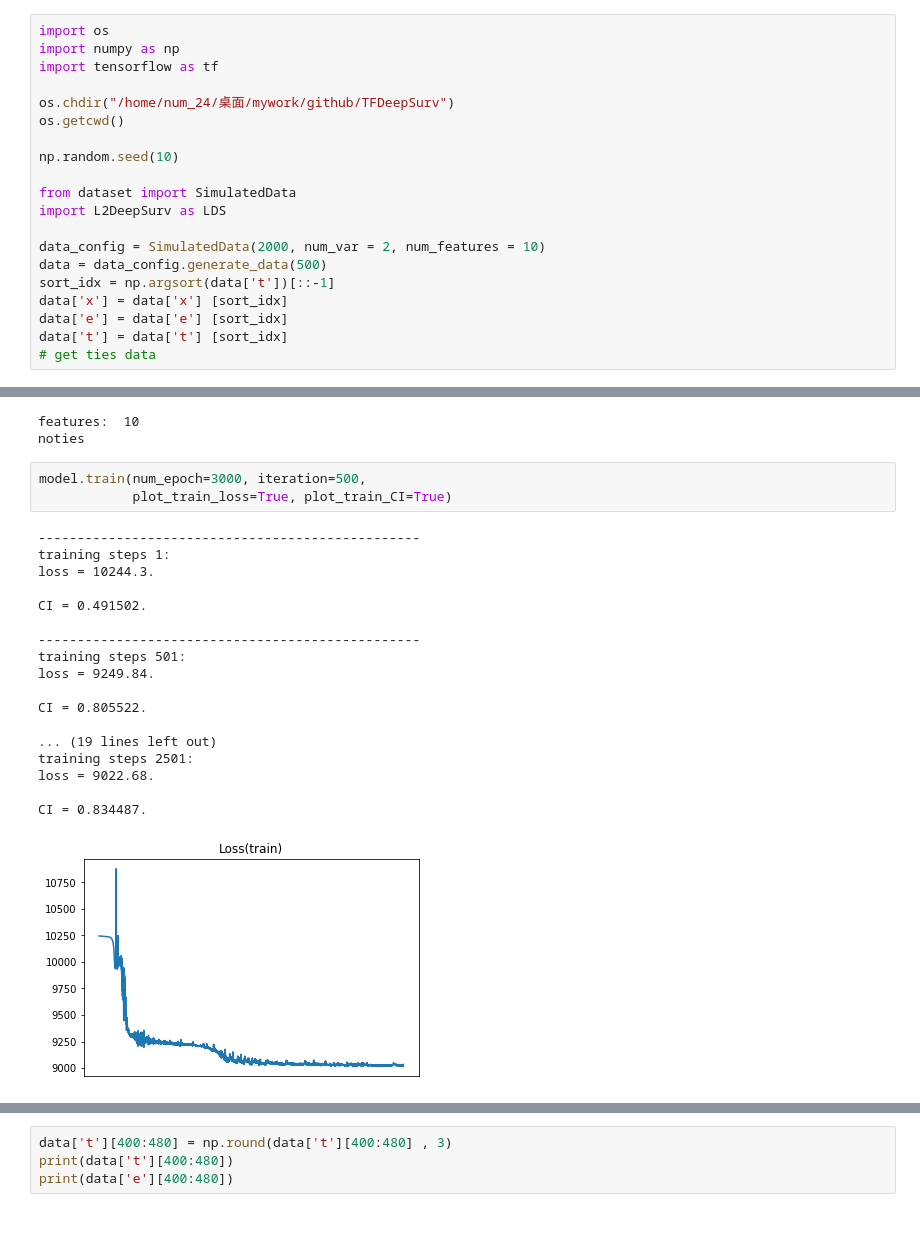
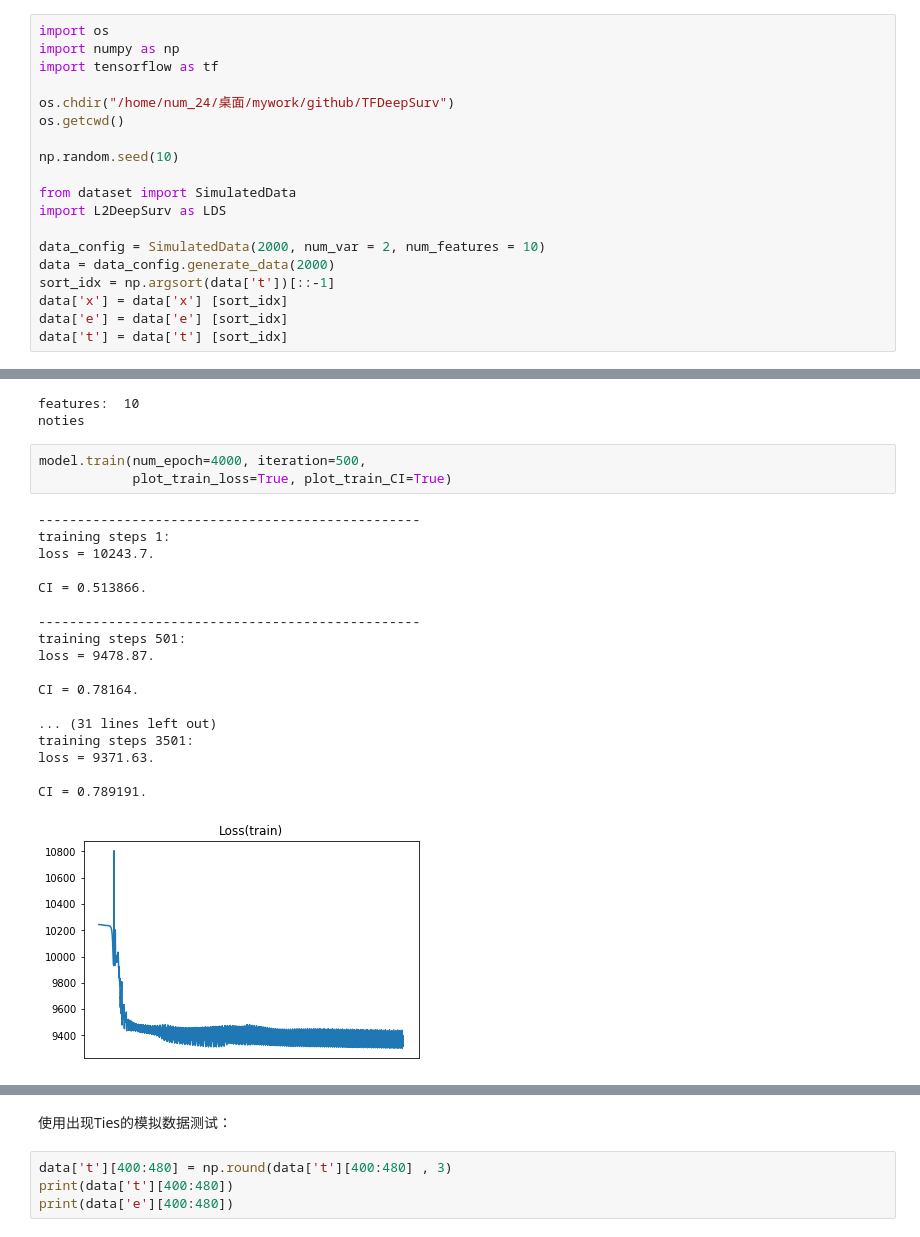
Before and after one commit to LiuHuiSigma/TFDeepSurv, a Jupyter notebook: notebook/Exp_L2DeepSurv.ipynb, the cells around one changed output, grey strips where cells are left out. Saved outputs shown, nothing was run; the diff lists cells and outputs as text.

```diff
--- a/notebook/Exp_L2DeepSurv.ipynb
+++ b/notebook/Exp_L2DeepSurv.ipynb
@@ -12,12 +12,11 @@ from dataset import SimulatedData
 import L2DeepSurv as LDS
 
 data_config = SimulatedData(2000, num_var = 2, num_features = 10)
-data = data_config.generate_data(500)
+data = data_config.generate_data(2000)
 sort_idx = np.argsort(data['t'])[::-1]
 data['x'] = data['x'] [sort_idx]
 data['e'] = data['e'] [sort_idx]
 data['t'] = data['t'] [sort_idx]
-# get ties data
 # %%
 n_features = data['x'].shape[1]
 print("features: ", n_features)
@@ -33,24 +32,24 @@ print(model.train_data['ties'] )
 features:  10
 noties
 # %%
-model.train(num_epoch=3000, iteration=500,
+model.train(num_epoch=4000, iteration=500,
             plot_train_loss=True, plot_train_CI=True)
 # %% [output]
 -------------------------------------------------
 training steps 1:
-loss = 10244.3.
+loss = 10243.7.
 
-CI = 0.491502.
+CI = 0.513866.
 
 -------------------------------------------------
 training steps 501:
-loss = 9249.84.
+loss = 9478.87.
 
-CI = 0.805522.
+CI = 0.78164.
 
-... (19 lines left out)
-training steps 2501:
-loss = 9022.68.
+... (31 lines left out)
+training steps 3501:
+loss = 9371.63.
 
-CI = 0.834487.
+CI = 0.789191.
-[figure, old version]
+[figure, new version]
@@ -58,3 +57,5 @@ CI = 0.834487.
+# %% [markdown]
+使用出现Ties的模拟数据测试：
 # %%
 data['t'][400:480] = np.round(data['t'][400:480] , 3)
 print(data['t'][400:480])
```
Also changed, not shown: parts of 1 cell of this notebook, 2 other files.
